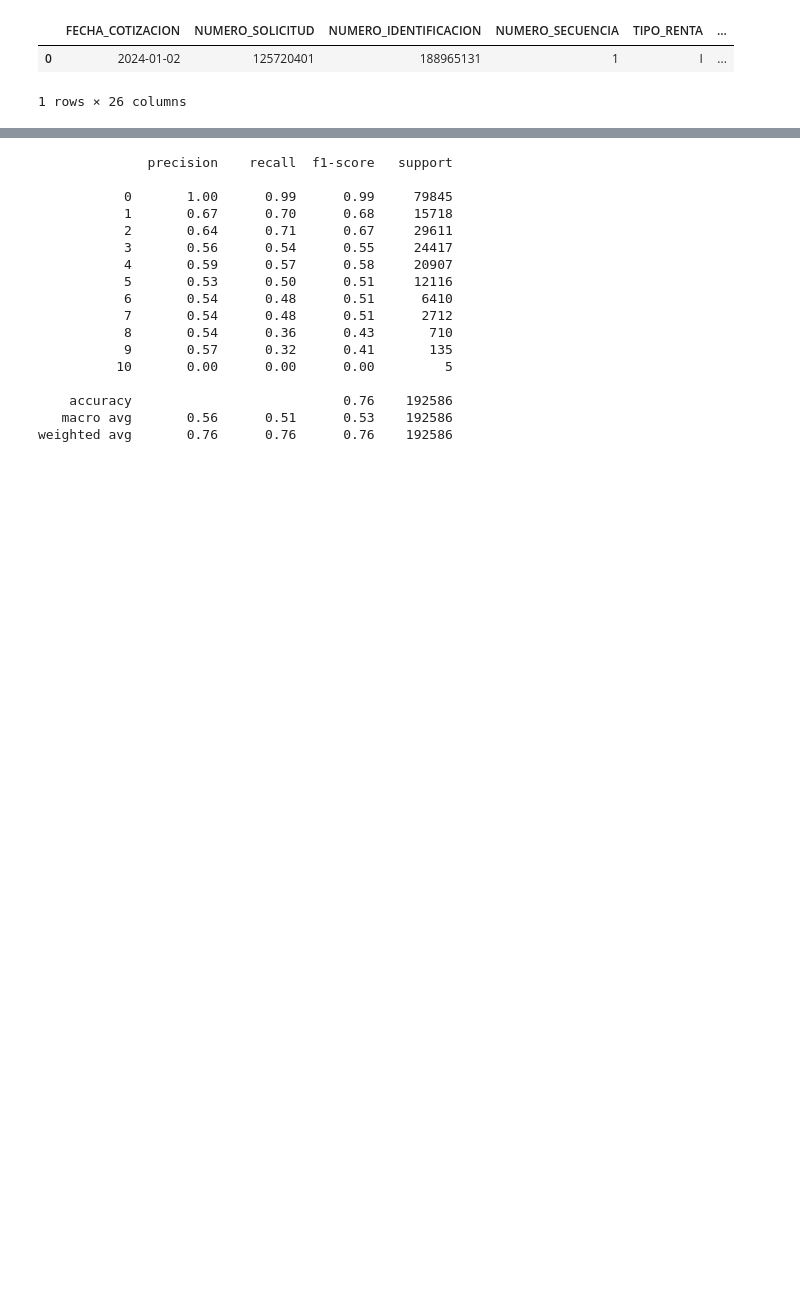
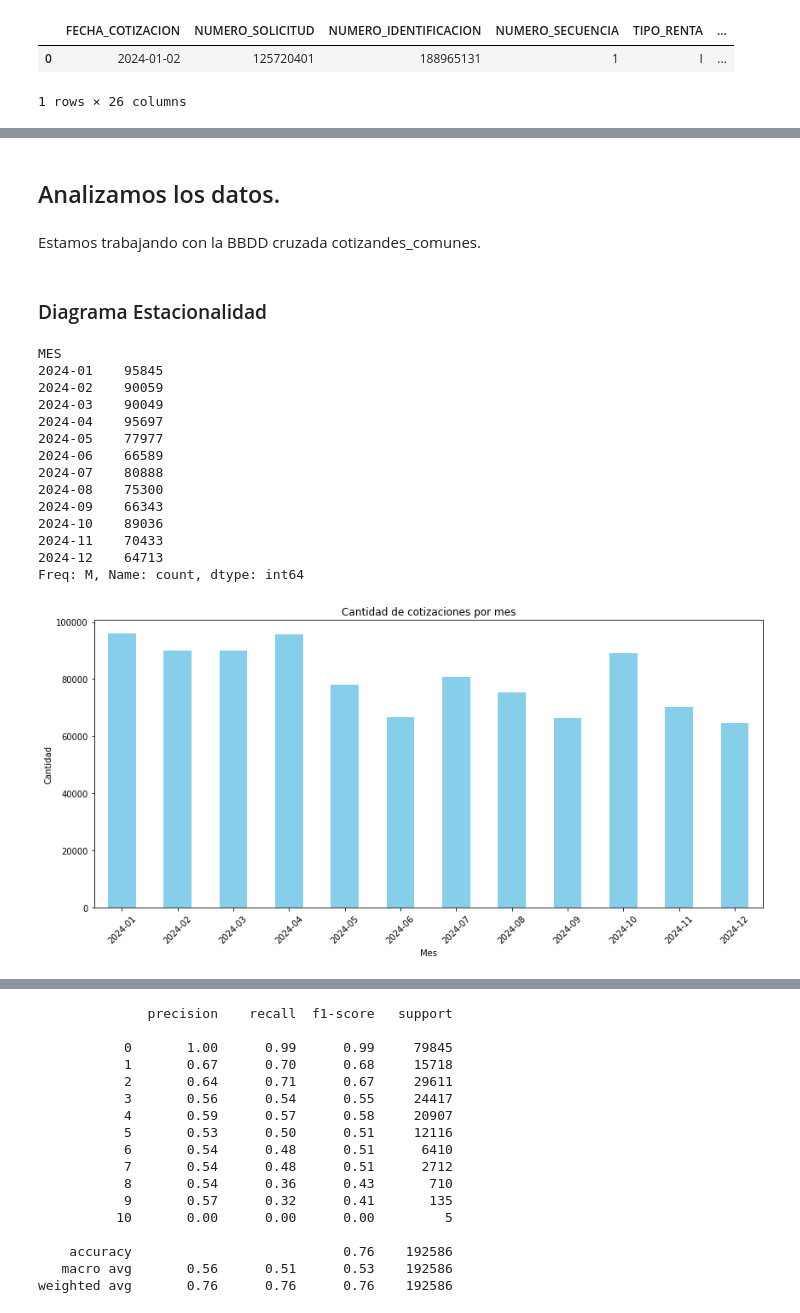
Before and after one commit to nicoz17/Proyecto-Renta-Nacional, a Jupyter notebook: modelacion_sc_cotizaciones.ipynb, the cells around one changed output, grey strips where cells are left out. Saved outputs shown, nothing was run; the diff lists cells and outputs as text; code cells hidden in the pictures; blank space fills up the shorter version.

```diff
--- a/modelacion_sc_cotizaciones.ipynb
+++ b/modelacion_sc_cotizaciones.ipynb
@@ -79,0 +168,40 @@ df_sc[(df_sc['COTIZANTE'] == 421007881) & (df_sc['COTIZACION'] == 1)]
+# %% [markdown]
+## Analizamos los datos.
+# %% [markdown]
+Estamos trabajando con la BBDD cruzada cotizandes_comunes.
+# %%
+import pandas as pd
+df_full = pd.read_pickle("df_full.pkl")
+# %% [markdown]
+### Diagrama Estacionalidad
+# %%
+df_full["FECHA_COTIZACION"] = pd.to_datetime(df_full["FECHA_COTIZACION"])
+df_full["MES"] = df_full["FECHA_COTIZACION"].dt.to_period("M")
+conteo_mensual = df_full["MES"].value_counts().sort_index()
+print(conteo_mensual)
+
+import matplotlib.pyplot as plt
+
+conteo_mensual.plot(kind="bar", figsize=(12, 6), color="skyblue")
+plt.title("Cantidad de cotizaciones por mes")
+plt.xlabel("Mes")
+plt.ylabel("Cantidad")
+plt.xticks(rotation=45)
+plt.tight_layout()
+plt.show()
+# %% [output]
+MES
+2024-01    95845
+2024-02    90059
+2024-03    90049
+2024-04    95697
+2024-05    77977
+2024-06    66589
+2024-07    80888
+2024-08    75300
+2024-09    66343
+2024-10    89036
+2024-11    70433
+2024-12    64713
+Freq: M, Name: count, dtype: int64
+[figure, added]
```
Also changed, not shown: parts of 34 cells of this notebook.
